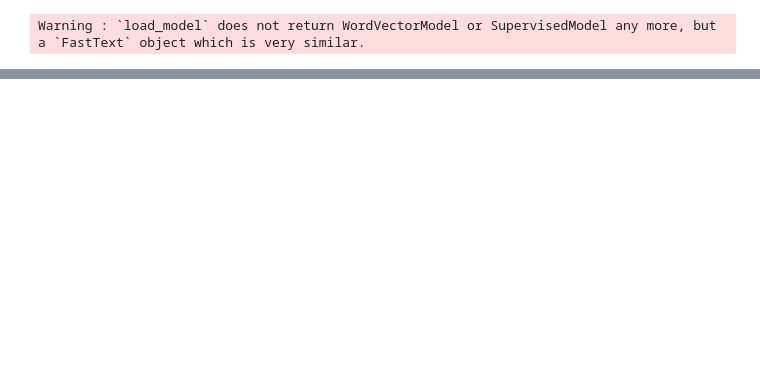
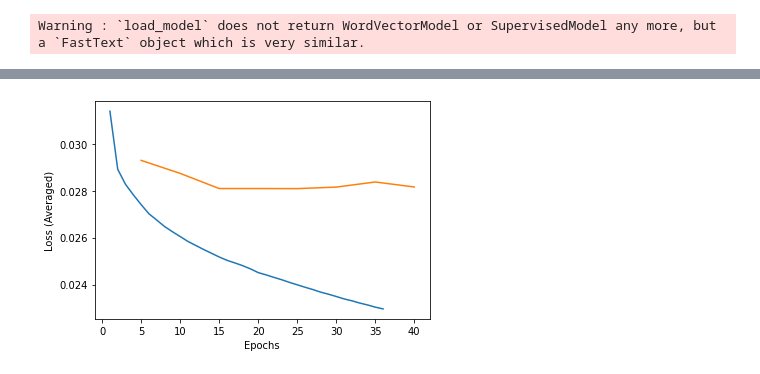
Before and after one commit to JACOBIN-SCTCS/Deep_Learning_For_NLP_IISC, a Jupyter notebook: Assignment1/solution.ipynb, the cells around one changed output, grey strips where cells are left out. Cells and saved outputs as stored; diff of their text form; code cells hidden in the pictures; blank space fills up the shorter version.

```diff
--- a/Assignment1/solution.ipynb
+++ b/Assignment1/solution.ipynb
@@ -24,7 +24,7 @@ from torch.distributions.bernoulli import Bernoulli
 cpu = torch.device('cpu')
 
 
-use_word2vec = False
+use_word2vec = True
 use_glove = True
 use_fasttext = True
 use_word_dropout = False
@@ -48,8 +48,10 @@ else:
 
 
 EMBED_DIM = 300
-HIDDEN_LAYER_DIM = 100
-NUM_EPOCHS = 30
-BATCH_SIZE = 32
-EXPAND_CONTRACTIONS = True
+HIDDEN_LAYER_DIM = 128
+NUM_EPOCHS = 90
+BATCH_SIZE = 16
+EXPAND_CONTRACTIONS = False
+PATIENCE_PARAMETER = 3
+VALIDATION_LOSS_STEP = 5
 # %%
@@ -59,19 +68,5 @@ word2vec_model = models.KeyedVectors.load_word2vec_format('./GoogleNews-vectors-
 # %% [output]
 Warning : `load_model` does not return WordVectorModel or SupervisedModel any more, but a `FastText` object which is very similar.
-# %%
-import torch
-from torch import nn
-from torch.distributions import Bernoulli
-
-nwords, dim = 4, 3
-emb = nn.Embedding(nwords, dim)
-input = torch.LongTensor([[0, 1, 2, 2, 1],
-                          [0, 3, 2, 1, 2]])
-
-out = emb(input)
-print(out.shape)
-rw = Bernoulli(0.3).sample((7, ))
-rw
 # %%
 def expand_contractions_text(text):
     flags = re.IGNORECASE | re.MULTILINE
@@ -180,9 +175,3 @@ def process_training_data():
             d = {'text': processed_text , 'sentiment': 0}
             writer.write(d)
 process_training_data()
-# %%
-f = open("./train.jsonl",'r')
-for line in f.readlines():
-    for word in line.split():
-        if "\'" in word:
-            print(word)
@@ -243,7 +229,10 @@ def getWordEmbeddings(batch_data,dicts):
             #words_tensor.append(glove.__getitem__(word))
             word_embeddings = []
             if use_word2vec:
-                pass
+                try:
+                    word_embeddings.append(torch.tensor(word2vec.get_vector(word)))
+                except:
+                    word_embeddings.append(torch.zeros(EMBED_DIM,))
             if use_glove:
                 word_embeddings.append(glove.__getitem__(word))
             if use_fasttext:
@@ -380,0 +391,10 @@ for e in range(NUM_EPOCHS):
+# %%
+epochs = np.linspace(1,len(training_losses),len(training_losses))
+plt.plot(epochs,training_losses)
+epochs = 5*np.linspace(1,len(validation_accuracy),len(validation_accuracy))
+plt.xlabel('Epochs')
+plt.ylabel('Loss (Averaged)')
+plt.plot(epochs,validation_losses)
+plt.show()
+# %% [output]
+[figure, added]
```
Also changed, not shown: parts of 7 cells of this notebook.
